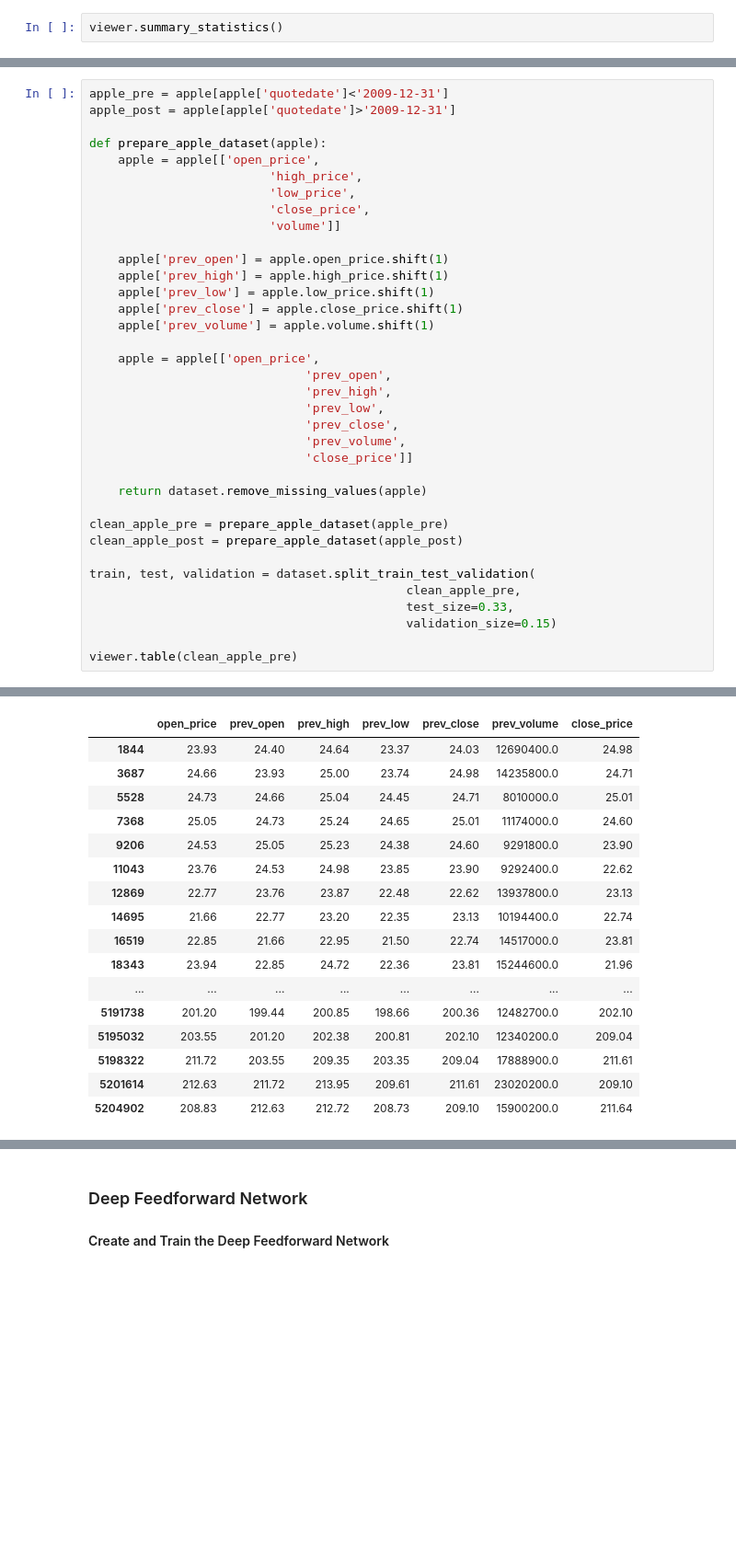
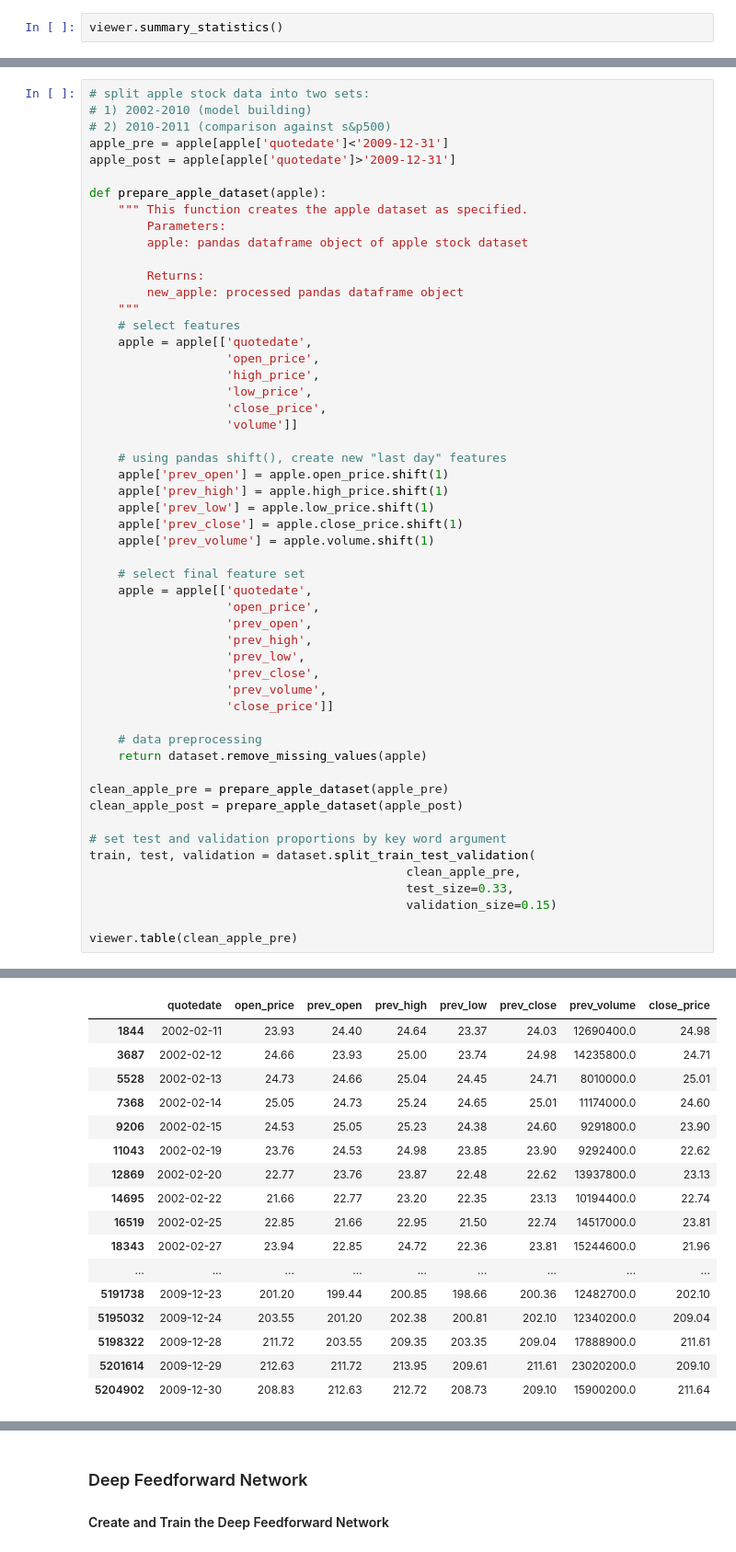
Before and after one commit to yazanobeidi/deep-flow, a Jupyter notebook: Deep Flow User Interface.ipynb, the cells around one changed output, grey strips where cells are left out. Shown at 92% size. Drawn from its saved outputs; the diff is of its cells as text; blank space fills up the shorter version.

```diff
--- a/Deep Flow User Interface.ipynb
+++ b/Deep Flow User Interface.ipynb
@@ -115,56 +115,73 @@ We form a train, test, and validation set. Here, we choose to split the dataset
 # %%
+# split apple stock data into two sets:
+# 1) 2002-2010 (model building)
+# 2) 2010-2011 (comparison against s&p500)
 apple_pre = apple[apple['quotedate']<'2009-12-31']
 apple_post = apple[apple['quotedate']>'2009-12-31']
 
 def prepare_apple_dataset(apple):
-    apple = apple[['open_price',
-                         'high_price',
-                         'low_price',
-                         'close_price',
-                         'volume']]
+    """ This function creates the apple dataset as specified.
+        Parameters:
+        apple: pandas dataframe object of apple stock dataset
 
+        Returns:
+        new_apple: processed pandas dataframe object
+    """
+    # select features
+    apple = apple[['quotedate',
+                   'open_price',
+                   'high_price',
+                   'low_price',
+                   'close_price',
+                   'volume']]
+
+    # using pandas shift(), create new "last day" features
     apple['prev_open'] = apple.open_price.shift(1)
     apple['prev_high'] = apple.high_price.shift(1)
     apple['prev_low'] = apple.low_price.shift(1)
     apple['prev_close'] = apple.close_price.shift(1)
     apple['prev_volume'] = apple.volume.shift(1)
 
-    apple = apple[['open_price',
-                              'prev_open',
-                              'prev_high',
-                              'prev_low',
-                              'prev_close',
-                              'prev_volume',
-                              'close_price']]
+    # select final feature set
+    apple = apple[['quotedate',
+                   'open_price',
+                   'prev_open',
+                   'prev_high',
+                   'prev_low',
+                   'prev_close',
+                   'prev_volume',
+                   'close_price']]
 
+    # data preprocessing
     return dataset.remove_missing_values(apple)
 
 clean_apple_pre = prepare_apple_dataset(apple_pre)
 clean_apple_post = prepare_apple_dataset(apple_post)
 
+# set test and validation proportions by key word argument
 train, test, validation = dataset.split_train_test_validation(
                                             clean_apple_pre,
                                             test_size=0.33,
                                             validation_size=0.15)
 
 viewer.table(clean_apple_pre)
 # %% [output]
 5 NaN values in dataset
 5 NaN values in dataset
-|  | open_price | prev_open | prev_high | prev_low | prev_close | prev_volume | close_price |
-| 1844 | 23.93 | 24.40 | 24.64 | 23.37 | 24.03 | 12690400.0 | 24.98 |
-| 3687 | 24.66 | 23.93 | 25.00 | 23.74 | 24.98 | 14235800.0 | 24.71 |
-| 5528 | 24.73 | 24.66 | 25.04 | 24.45 | 24.71 | 8010000.0 | 25.01 |
-| 7368 | 25.05 | 24.73 | 25.24 | 24.65 | 25.01 | 11174000.0 | 24.60 |
-| 9206 | 24.53 | 25.05 | 25.23 | 24.38 | 24.60 | 9291800.0 | 23.90 |
-| 11043 | 23.76 | 24.53 | 24.98 | 23.85 | 23.90 | 9292400.0 | 22.62 |
-| 12869 | 22.77 | 23.76 | 23.87 | 22.48 | 22.62 | 13937800.0 | 23.13 |
-| 14695 | 21.66 | 22.77 | 23.20 | 22.35 | 23.13 | 10194400.0 | 22.74 |
-| 16519 | 22.85 | 21.66 | 22.95 | 21.50 | 22.74 | 14517000.0 | 23.81 |
-| 18343 | 23.94 | 22.85 | 24.72 | 22.36 | 23.81 | 15244600.0 | 21.96 |
-| ... | ... | ... | ... | ... | ... | ... | ... |
-| 5191738 | 201.20 | 199.44 | 200.85 | 198.66 | 200.36 | 12482700.0 | 202.10 |
-| 5195032 | 203.55 | 201.20 | 202.38 | 200.81 | 202.10 | 12340200.0 | 209.04 |
-| 5198322 | 211.72 | 203.55 | 209.35 | 203.35 | 209.04 | 17888900.0 | 211.61 |
-| 5201614 | 212.63 | 211.72 | 213.95 | 209.61 | 211.61 | 23020200.0 | 209.10 |
-| 5204902 | 208.83 | 212.63 | 212.72 | 208.73 | 209.10 | 15900200.0 | 211.64 |
+|  | quotedate | open_price | prev_open | prev_high | prev_low | prev_close | prev_volume | close_price |
+| 1844 | 2002-02-11 | 23.93 | 24.40 | 24.64 | 23.37 | 24.03 | 12690400.0 | 24.98 |
+| 3687 | 2002-02-12 | 24.66 | 23.93 | 25.00 | 23.74 | 24.98 | 14235800.0 | 24.71 |
+| 5528 | 2002-02-13 | 24.73 | 24.66 | 25.04 | 24.45 | 24.71 | 8010000.0 | 25.01 |
+| 7368 | 2002-02-14 | 25.05 | 24.73 | 25.24 | 24.65 | 25.01 | 11174000.0 | 24.60 |
+| 9206 | 2002-02-15 | 24.53 | 25.05 | 25.23 | 24.38 | 24.60 | 9291800.0 | 23.90 |
+| 11043 | 2002-02-19 | 23.76 | 24.53 | 24.98 | 23.85 | 23.90 | 9292400.0 | 22.62 |
+| 12869 | 2002-02-20 | 22.77 | 23.76 | 23.87 | 22.48 | 22.62 | 13937800.0 | 23.13 |
+| 14695 | 2002-02-22 | 21.66 | 22.77 | 23.20 | 22.35 | 23.13 | 10194400.0 | 22.74 |
+| 16519 | 2002-02-25 | 22.85 | 21.66 | 22.95 | 21.50 | 22.74 | 14517000.0 | 23.81 |
+| 18343 | 2002-02-27 | 23.94 | 22.85 | 24.72 | 22.36 | 23.81 | 15244600.0 | 21.96 |
+| ... | ... | ... | ... | ... | ... | ... | ... | ... |
+| 5191738 | 2009-12-23 | 201.20 | 199.44 | 200.85 | 198.66 | 200.36 | 12482700.0 | 202.10 |
+| 5195032 | 2009-12-24 | 203.55 | 201.20 | 202.38 | 200.81 | 202.10 | 12340200.0 | 209.04 |
+| 5198322 | 2009-12-28 | 211.72 | 203.55 | 209.35 | 203.35 | 209.04 | 17888900.0 | 211.61 |
+| 5201614 | 2009-12-29 | 212.63 | 211.72 | 213.95 | 209.61 | 211.61 | 23020200.0 | 209.10 |
+| 5204902 | 2009-12-30 | 208.83 | 212.63 | 212.72 | 208.73 | 209.10 | 15900200.0 | 211.64 |
```
Also changed, not shown: parts of 15 cells of this notebook, 2 other files.
